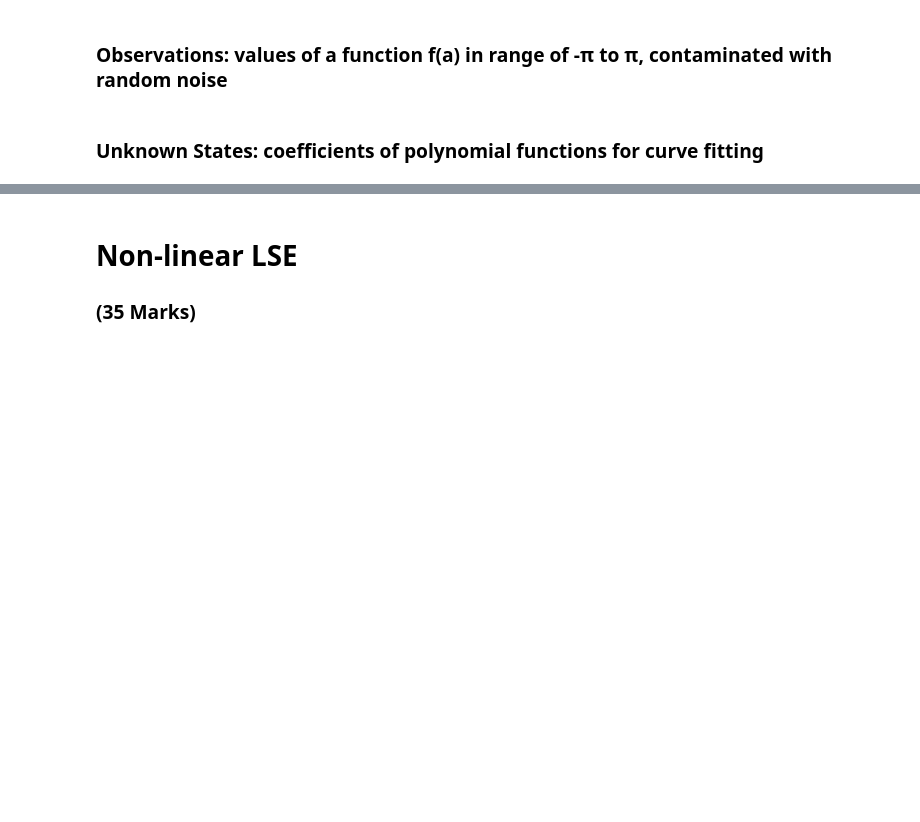
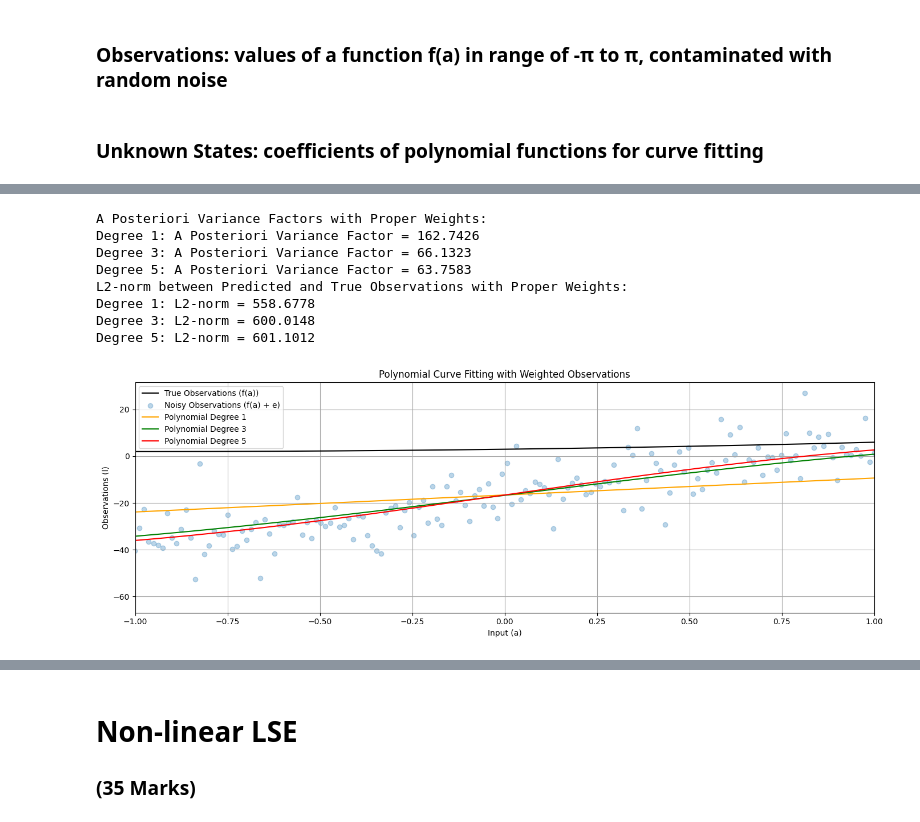
Before and after one commit to SuMunThet/engg680_2024_fall, a Jupyter notebook: Lab_Assignment2/Non-linear Least Square Estimation Problem.ipynb, the cells around one changed output, grey strips where cells are left out. Cells and saved outputs as stored; diff of their text form; code cells hidden in the pictures; blank space fills up the shorter version.

```diff
--- a/Lab_Assignment2/Non-linear Least Square Estimation Problem.ipynb
+++ b/Lab_Assignment2/Non-linear Least Square Estimation Problem.ipynb
@@ -144,2 +270,13 @@ fig.tight_layout()
 # (3 marks)
 # ...
+# %%
+# Step 10: Compute the L2-norm between the predicted and true observations
+print("L2-norm between Predicted and True Observations:")
+for deg in degrees:
+    # Predicted observations from the polynomial function
+    predicted = np.polyval(results[deg]['coefficients'][::-1], a)
+
+    # Compute L2-norm (Euclidean distance)
+    l2_norm = np.linalg.norm(predicted - l_true)
+
+    print(f"Degree {deg}: L2-norm = {l2_norm:.4f}")
@@ -154,11 +305,74 @@ fig.tight_layout()
 # use the variance of observation l_var, define P matrix
 # (1 mark)
 P = #...
+# %%
+# Step 12
+# Define the P matrix using the variance of observations l_var
+P = np.diag(1 / l_var)
 # %%
 # step 13
 # repeat the steps 6-10, using the proper P matrix
 # (10 marks)
 # ...
+# %%
+#step 13 : Repeating the steps 6-10, using proper P matrix
+
+# Step 6
+results_weighted = {}
+
+# Fit for polynomial degrees of 1, 3, and 5
+for deg in degrees:
+    x, cov_x, apv, v = fit_polynomial_curve(a, l, P, deg)
+    results_weighted[deg] = {
+        'coefficients': x,
+        'covariance': cov_x,
+        'a_posteriori_variance': apv,
+        'residuals': v
+    }
+
+# Step 7
+line_uw_weighted = np.polyval(results_weighted[1]['coefficients'][::-1], a)    # Polynomial of degree 1
+cubic_uw_weighted = np.polyval(results_weighted[3]['coefficients'][::-1], a)  # Polynomial of degree 3
+quintic_uw_weighted = np.polyval(results_weighted[5]['coefficients'][::-1], a) # Polynomial of degree 5
+
+# Step 8
+fig, ax = plt.subplots(nrows=1, ncols=1, figsize=(14, 5))
+ax.plot(a, l_true, label='True Observations (f(a))', color='k')
+ax.scatter(a, l, label='Noisy Observations (f(a) + e)', color='tab:blue', marker='o', alpha=0.3)
+ax.plot(a, line_uw_weighted, label='Polynomial Degree 1', color='orange')  # Linear fit
+ax.plot(a, cubic_uw_weighted, label='Polynomial Degree 3', color='green')  # Cubic fit
+ax.plot(a, quintic_uw_weighted, label='Polynomial Degree 5', color='red')  # Quintic fit
+ax.set_xlabel('Input (a)')
+ax.set_ylabel('Observations (l)')
+ax.set_title('Polynomial Curve Fitting with Weighted Observations')
+ax.set_xlim(-1, 1)
+ax.grid(True, which='both', ls='-', color='0.65')
+ax.legend()
+fig.tight_layout()
+
+# Step 9
+print("A Posteriori Variance Factors with Proper Weights:")
+for deg in degrees:
+    apv = results_weighted[deg]['a_posteriori_variance']
+    print(f"Degree {deg}: A Posteriori Variance Factor = {apv:.4f}")
+
+# Step 10: Compute the L2-norm between the predicted and true observations
+print("L2-norm between Predicted and True Observations with Proper Weights:")
+for deg in degrees:
+    predicted = np.polyval(results_weighted[deg]['coefficients'][::-1], a)
+    l2_norm = np.linalg.norm(predicted - l_true)
+
+    print(f"Degree {deg}: L2-norm = {l2_norm:.4f}")
+# %% [output]
+A Posteriori Variance Factors with Proper Weights:
+Degree 1: A Posteriori Variance Factor = 162.7426
+Degree 3: A Posteriori Variance Factor = 66.1323
+Degree 5: A Posteriori Variance Factor = 63.7583
+L2-norm between Predicted and True Observations with Proper Weights:
+Degree 1: L2-norm = 558.6778
+Degree 3: L2-norm = 600.0148
+Degree 5: L2-norm = 601.1012
+[figure, added]
 # %%
 # step 14
 # Compare the results of a posterier variance factor and norm from unweighted LSE and weighted LSE, what phenomena do you observe? Explain this phenomena.
```
Also changed, not shown: parts of 30 cells of this notebook, 1 other file.
